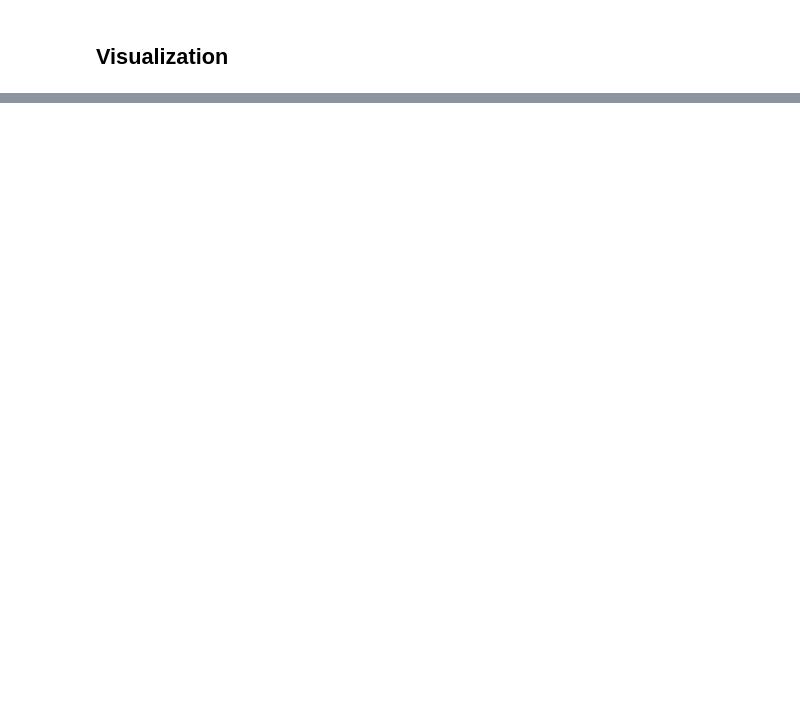
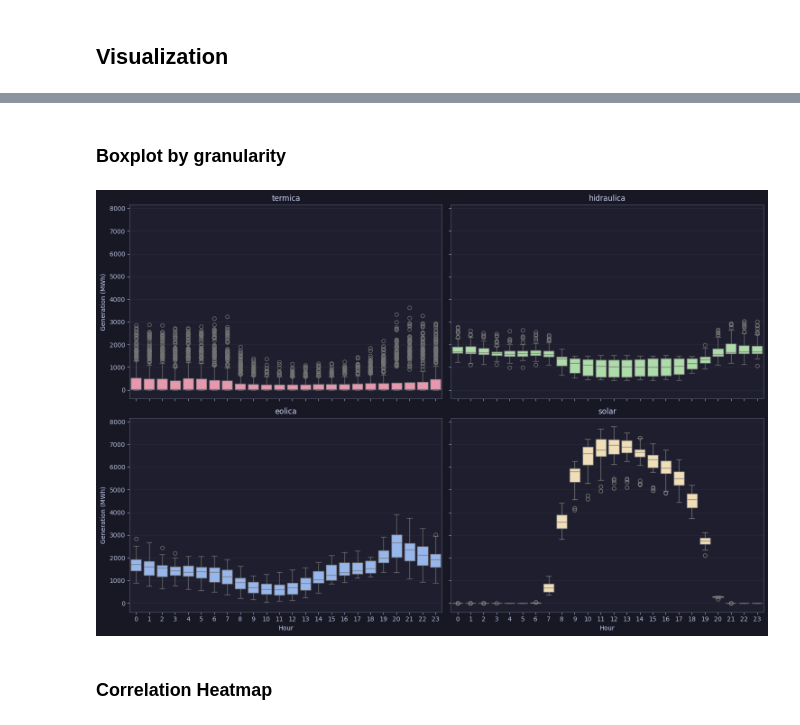
Before and after one commit to UCM-Industrial/Forecast_J.Troncoso, a Jupyter notebook: notebooks/01_data_exploration.ipynb, the cells around one changed output, grey strips where cells are left out. Saved outputs shown, nothing was run; the diff lists cells and outputs as text; code cells hidden in the pictures; blank space fills up the shorter version.

```diff
--- a/notebooks/01_data_exploration.ipynb
+++ b/notebooks/01_data_exploration.ipynb
@@ -171 +242,55 @@ merged = generation_grouped.merge(demand_grouped, how="inner", on=["fecha_opreal
+# %% [markdown]
+### Boxplot by granularity
+# %%
+selected_types = ["termica", "hidraulica", "eolica", "solar"]
+
+type_colors = {
+    "termica": colors["red"],
+    "hidraulica": colors["green"],
+    "eolica": colors["blue"],
+    "solar": colors["yellow"],
+    "geotermica": colors["mauve"],
+}
+
+num_cols = 2
+num_rows = (len(selected_types) + num_cols - 1) // num_cols
+
+fig, axes = plt.subplots(
+    num_rows, num_cols, figsize=(15, 5 * num_rows), sharex=True, sharey=True
+)
+axes = axes.flatten()
+
+# Iterate through the selected types and create a boxplot for each
+for i, category in enumerate(selected_types):
+    if category in generation_grouped["central_tipo_nemotecnico"].unique():
+        subset_df = generation_grouped[
+            generation_grouped["central_tipo_nemotecnico"] == category
+        ]
+
+        sns.boxplot(
+            data=subset_df,
+            y="generacion_real_mwh",
+            x=subset_df["datetime"].dt.hour,
+            color=type_colors[category],
+            ax=axes[i],
+        )
+
+        axes[i].set_title(f"{category}")
+        axes[i].set_xlabel("Hour")
+        axes[i].set_ylabel("Generation (MWh)")
+        axes[i].grid(axis="y", alpha=0.7)
+    else:
+        # If the type is not found in the data, remove the corresponding subplot
+        fig.delaxes(axes[i])
+
+# Remove any remaining unused subplots
+for j in range(len(selected_types), len(axes)):
+    fig.delaxes(axes[j])
+
+plt.tight_layout()
+plt.show()
+# %% [output]
+[figure, added]
+# %% [markdown]
+### Correlation Heatmap
 # %%
```
Also changed, not shown: parts of 17 cells of this notebook, 7 other files.
